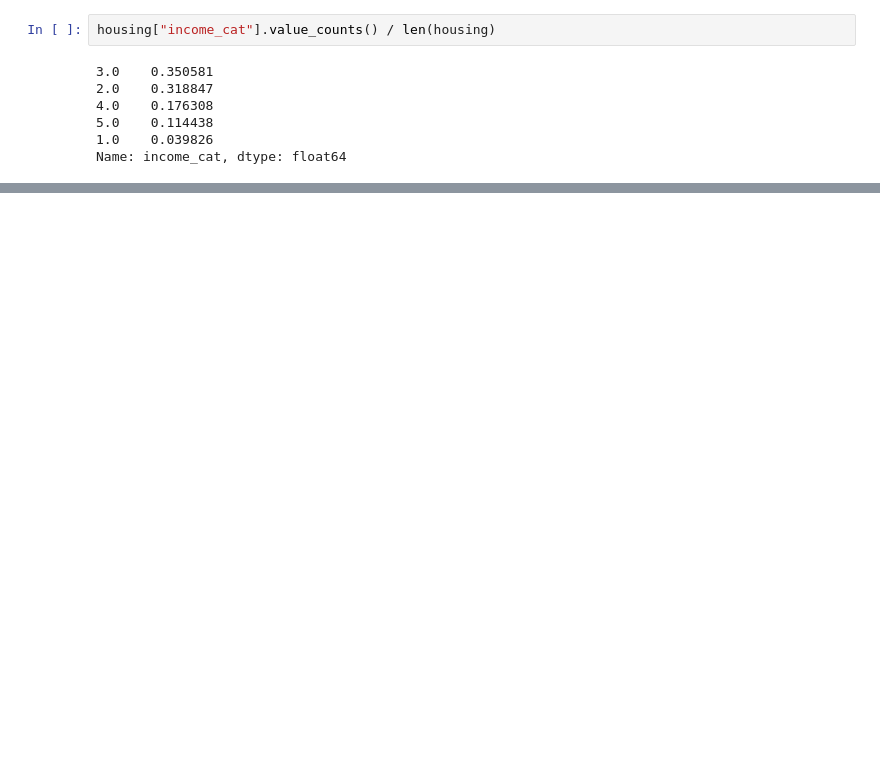
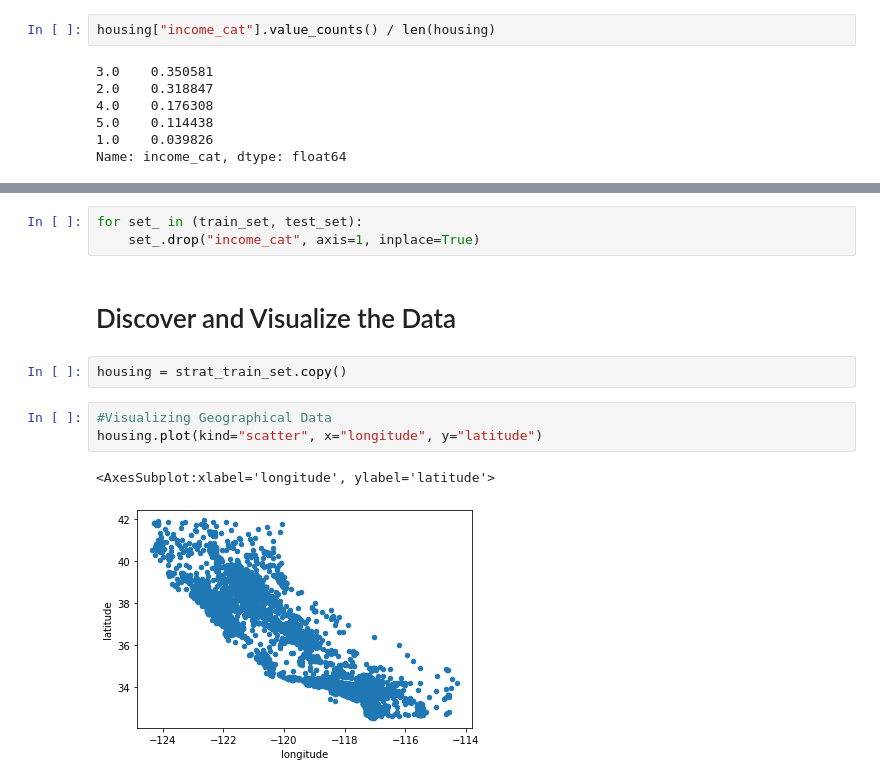
Before and after one commit to WeaamMohamed7/Hands_On_Machine_Learning, a Jupyter notebook: Chapter_2.ipynb, the cells around one changed output, grey strips where cells are left out. Saved outputs shown, nothing was run; the diff lists cells and outputs as text; blank space fills up the shorter version.

```diff
--- a/Chapter_2.ipynb
+++ b/Chapter_2.ipynb
@@ -218,0 +230,13 @@ Name: income_cat, dtype: float64
+# %%
+for set_ in (train_set, test_set):
+    set_.drop("income_cat", axis=1, inplace=True)
+# %% [markdown]
+# Discover and Visualize the Data
+# %%
+housing = strat_train_set.copy()
+# %%
+#Visualizing Geographical Data
+housing.plot(kind="scatter", x="longitude", y="latitude")
+# %% [output]
+<AxesSubplot:xlabel='longitude', ylabel='latitude'>
+[figure, added]
```
Also changed, not shown: parts of 89 cells of this notebook.
